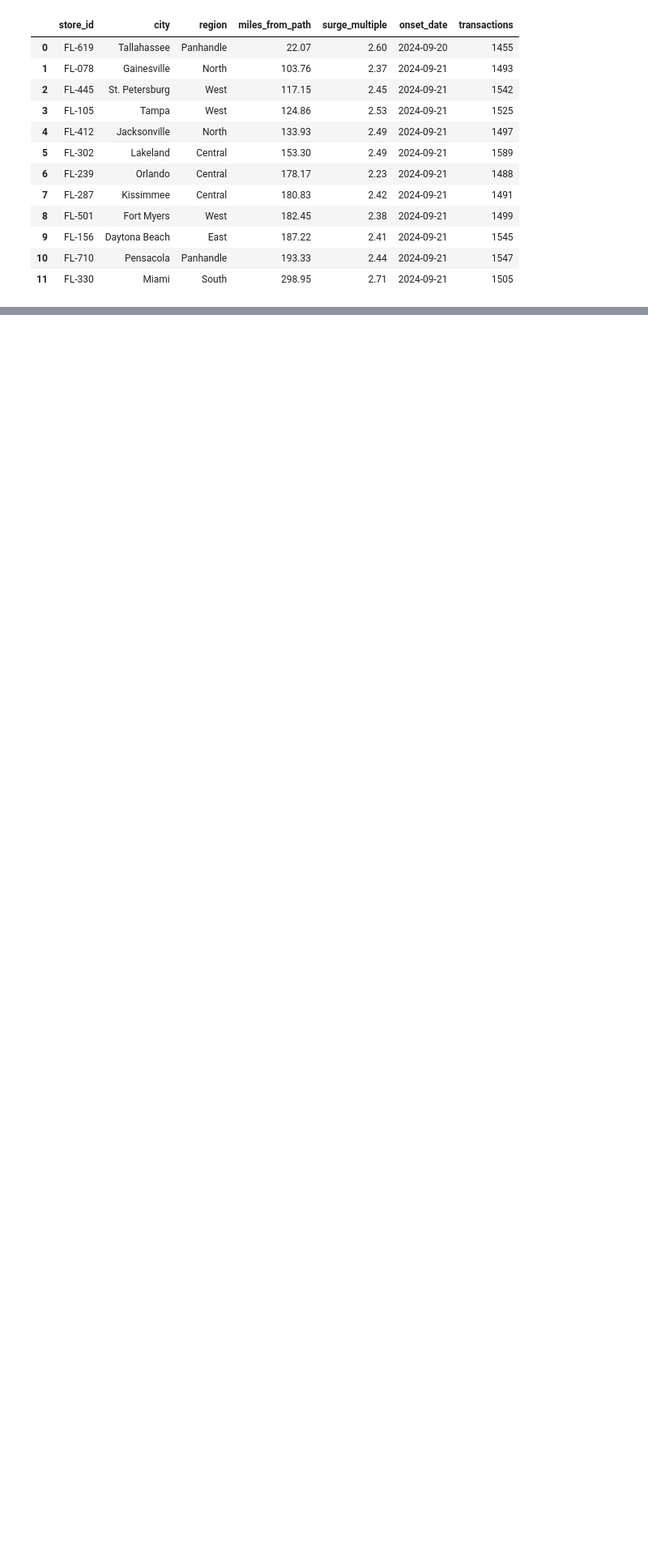
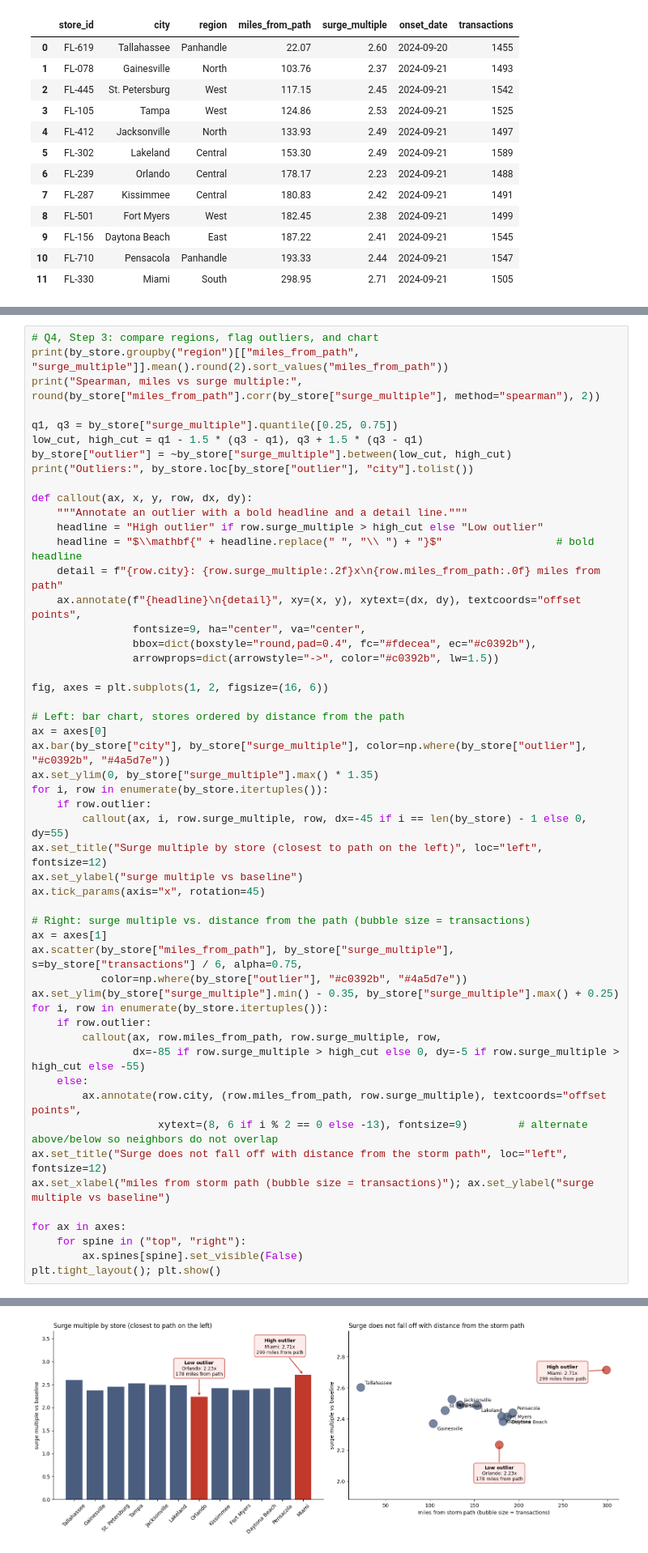
Before and after one commit to simichakravarty16/walmart-hurricane-project, a Jupyter notebook: notebooks/team_notebook.ipynb, the cells around one changed output, grey strips where cells are left out. Shown at 81% size. Drawn from its saved outputs; the diff is of its cells as text; blank space fills up the shorter version.

Commit message:
Edited visualizations in Q4

```diff
--- a/notebooks/team_notebook.ipynb
+++ b/notebooks/team_notebook.ipynb
@@ -2006,0 +1969,53 @@ Outliers: ['Orlando', 'Miami']
+# %%
+# Q4, Step 3: compare regions, flag outliers, and chart
+print(by_store.groupby("region")[["miles_from_path", "surge_multiple"]].mean().round(2).sort_values("miles_from_path"))
+print("Spearman, miles vs surge multiple:", round(by_store["miles_from_path"].corr(by_store["surge_multiple"], method="spearman"), 2))
+
+q1, q3 = by_store["surge_multiple"].quantile([0.25, 0.75])
+low_cut, high_cut = q1 - 1.5 * (q3 - q1), q3 + 1.5 * (q3 - q1)
+by_store["outlier"] = ~by_store["surge_multiple"].between(low_cut, high_cut)
+print("Outliers:", by_store.loc[by_store["outlier"], "city"].tolist())
+
+def callout(ax, x, y, row, dx, dy):
+    """Annotate an outlier with a bold headline and a detail line."""
+    headline = "High outlier" if row.surge_multiple > high_cut else "Low outlier"
+    headline = "$\\mathbf{" + headline.replace(" ", "\\ ") + "}$"                  # bold headline
+    detail = f"{row.city}: {row.surge_multiple:.2f}x\n{row.miles_from_path:.0f} miles from path"
+    ax.annotate(f"{headline}\n{detail}", xy=(x, y), xytext=(dx, dy), textcoords="offset points",
+                fontsize=9, ha="center", va="center",
+                bbox=dict(boxstyle="round,pad=0.4", fc="#fdecea", ec="#c0392b"),
+                arrowprops=dict(arrowstyle="->", color="#c0392b", lw=1.5))
+
+fig, axes = plt.subplots(1, 2, figsize=(16, 6))
+
+# Left: bar chart, stores ordered by distance from the path
+ax = axes[0]
+ax.bar(by_store["city"], by_store["surge_multiple"], color=np.where(by_store["outlier"], "#c0392b", "#4a5d7e"))
+ax.set_ylim(0, by_store["surge_multiple"].max() * 1.35)
+for i, row in enumerate(by_store.itertuples()):
+    if row.outlier:
+        callout(ax, i, row.surge_multiple, row, dx=-45 if i == len(by_store) - 1 else 0, dy=55)
+ax.set_title("Surge multiple by store (closest to path on the left)", loc="left", fontsize=12)
+ax.set_ylabel("surge multiple vs baseline")
+ax.tick_params(axis="x", rotation=45)
+
+# Right: surge multiple vs. distance from the path (bubble size = transactions)
+ax = axes[1]
+ax.scatter(by_store["miles_from_path"], by_store["surge_multiple"], s=by_store["transactions"] / 6, alpha=0.75,
+           color=np.where(by_store["outlier"], "#c0392b", "#4a5d7e"))
+ax.set_ylim(by_store["surge_multiple"].min() - 0.35, by_store["surge_multiple"].max() + 0.25)
+for i, row in enumerate(by_store.itertuples()):
+    if row.outlier:
+        callout(ax, row.miles_from_path, row.surge_multiple, row,
+                dx=-85 if row.surge_multiple > high_cut else 0, dy=-5 if row.surge_multiple > high_cut else -55)
+    else:
+        ax.annotate(row.city, (row.miles_from_path, row.surge_multiple), textcoords="offset points",
+                    xytext=(8, 6 if i % 2 == 0 else -13), fontsize=9)        # alternate above/below so neighbors do not overlap
+ax.set_title("Surge does not fall off with distance from the storm path", loc="left", fontsize=12)
+ax.set_xlabel("miles from storm path (bubble size = transactions)"); ax.set_ylabel("surge multiple vs baseline")
+
+for ax in axes:
+    for spine in ("top", "right"):
+        ax.spines[spine].set_visible(False)
+plt.tight_layout(); plt.show()
+# %% [output]
@@ -2007,3 +2032,4 @@ Outliers: ['Orlando', 'Miami']
+[figure, added]
 # %% [markdown]
 ## Question 5: Signal vs. Artifact — The Board Games Investigation
 
```
Also changed, not shown: parts of 2 cells of this notebook.
